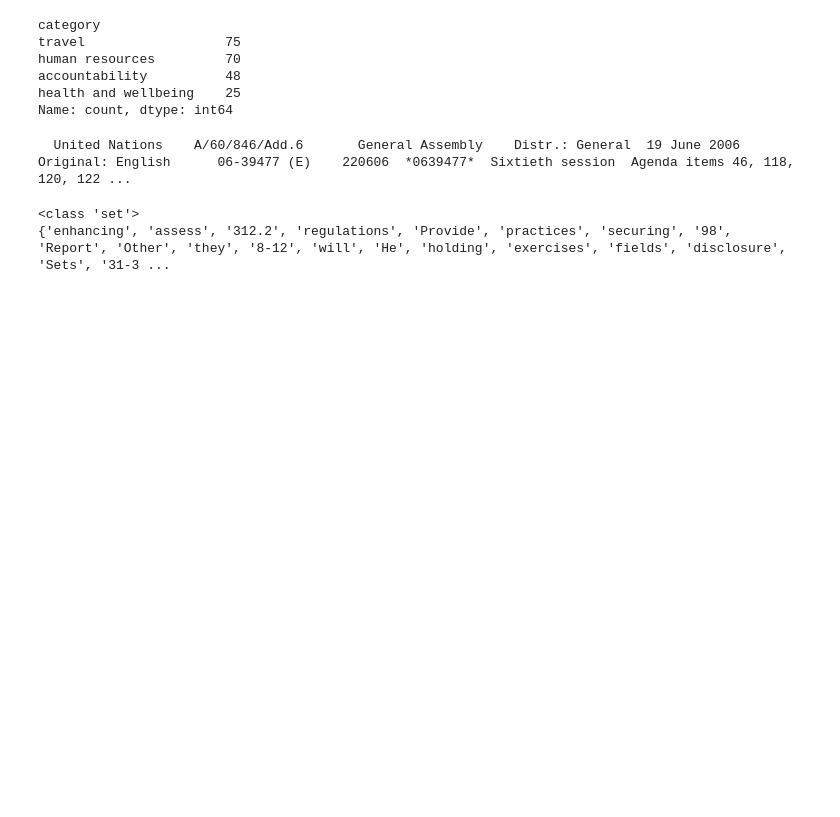
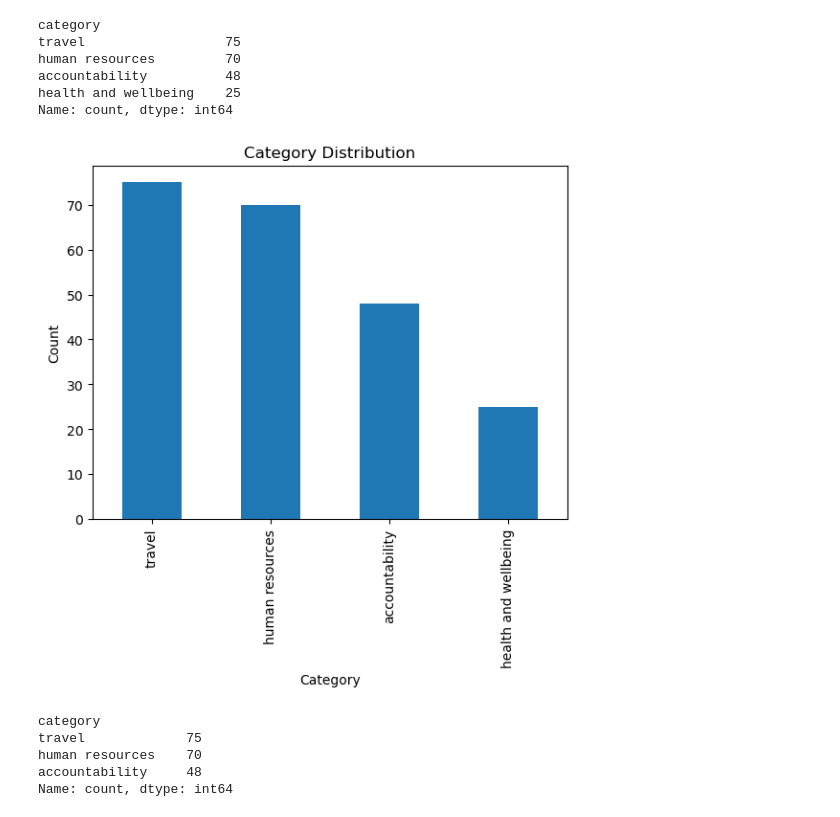
Before and after one commit to cdungca/document-classifier, a Jupyter notebook: main.ipynb, the cells around one changed output. Saved outputs shown, nothing was run; the diff lists cells and outputs as text; code cells hidden in the pictures; blank space fills up the shorter version.

```diff
--- a/main.ipynb
+++ b/main.ipynb
@@ -81,14 +84,9 @@ sampletext = df["fulltext"].iloc[0]
-# %%
-print(sampletext)
-# %% [output]
-  United Nations    A/60/846/Add.6       General Assembly    Distr.: General  19 June 2006    Original: English      06-39477 (E)    220606  *0639477*  Sixtieth session  Agenda items 46, 118, 120, 122 ...
-# %%
-ans1 = ''
-
-ans1 = set(word_tokenize(sampletext))
-
-print(type(ans1))
-print(ans1)
-# %% [output]
-<class 'set'>
-{'enhancing', 'assess', '312.2', 'regulations', 'Provide', 'practices', 'securing', '98', 'Report', 'Other', 'they', '8-12', 'will', 'He', 'holding', 'exercises', 'fields', 'disclosure', 'Sets', '31-3 ...
+# %%
+# category distribution
+df['category'].value_counts().plot(kind='bar')
+plt.xlabel('Category')
+plt.ylabel('Count')
+plt.title('Category Distribution')
+plt.show()
+# %% [output]
+[figure, added]
@@ -94,0 +97,9 @@ print(ans1)
+# %%
+# Check category distribution
+df["category"].value_counts()
+# %% [output]
+category
+travel             75
+human resources    70
+accountability     48
+Name: count, dtype: int64
```
Also changed, not shown: parts of 11 cells of this notebook.
